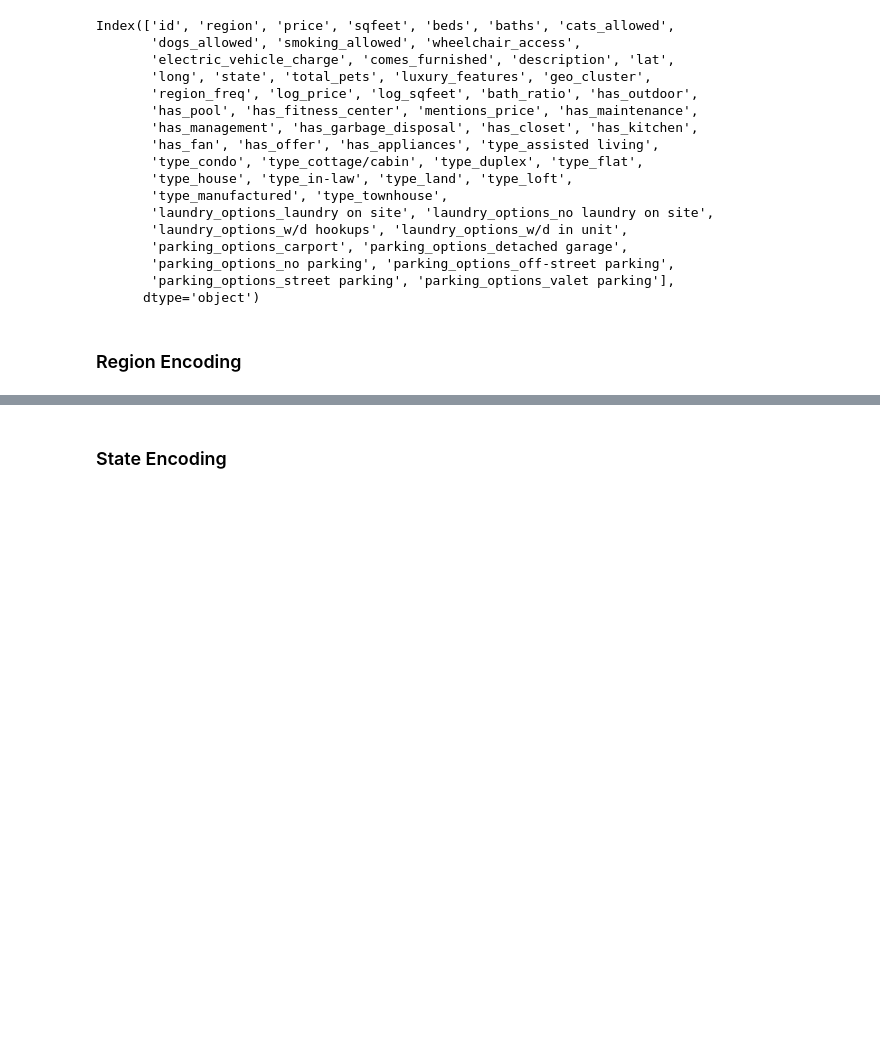
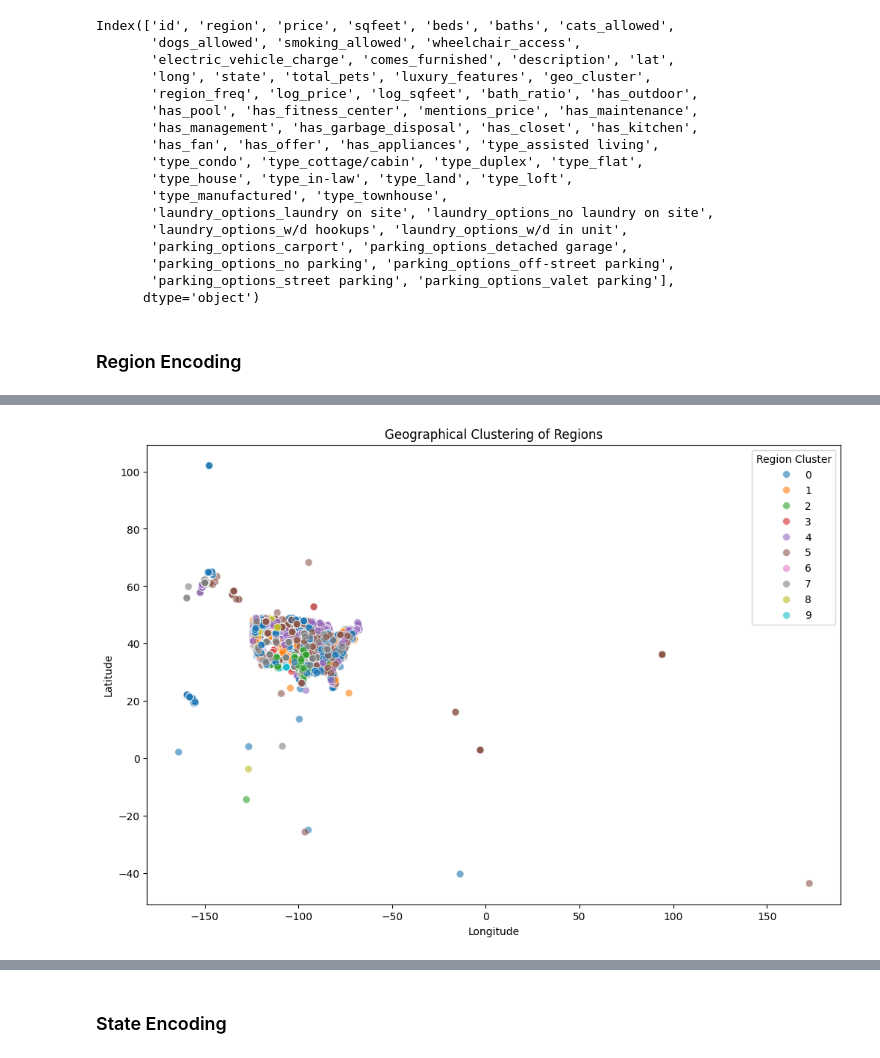
Before and after one commit to ArshdeepSingh98/HousePricePrediction, a Jupyter notebook: Submission_Arshdeep.ipynb, the cells around one changed output, grey strips where cells are left out. Cells and saved outputs as stored; diff of their text form; code cells hidden in the pictures; blank space fills up the shorter version.

```diff
--- a/Submission_Arshdeep.ipynb
+++ b/Submission_Arshdeep.ipynb
@@ -1046,12 +1095,14 @@ Index(['id', 'region', 'price', 'sqfeet', 'beds', 'baths', 'cats_allowed',
 # %%
-# # Scatter plot of clusters based on latitude and longitude
-# plt.figure(figsize=(12, 8))
-# sns.scatterplot(x=train_df["long"], y=train_df["lat"], hue=train_df["region_cluster"], palette="tab10", alpha=0.6, s=50)
-# plt.xlabel("Longitude")
-# plt.ylabel("Latitude")
-# plt.title("Geographical Clustering of Regions")
-# plt.legend(title="Region Cluster")
-# plt.show()
+# Scatter plot of clusters based on latitude and longitude
+plt.figure(figsize=(12, 8))
+sns.scatterplot(x=train_df["long"], y=train_df["lat"], hue=train_df["region_cluster"], palette="tab10", alpha=0.6, s=50)
+plt.xlabel("Longitude")
+plt.ylabel("Latitude")
+plt.title("Geographical Clustering of Regions")
+plt.legend(title="Region Cluster")
+plt.show()
+# %% [output]
+[figure, added]
 # %%
 train_df.shape
 # %% [output]
```
Also changed, not shown: parts of 33 cells of this notebook, 1 other file.
